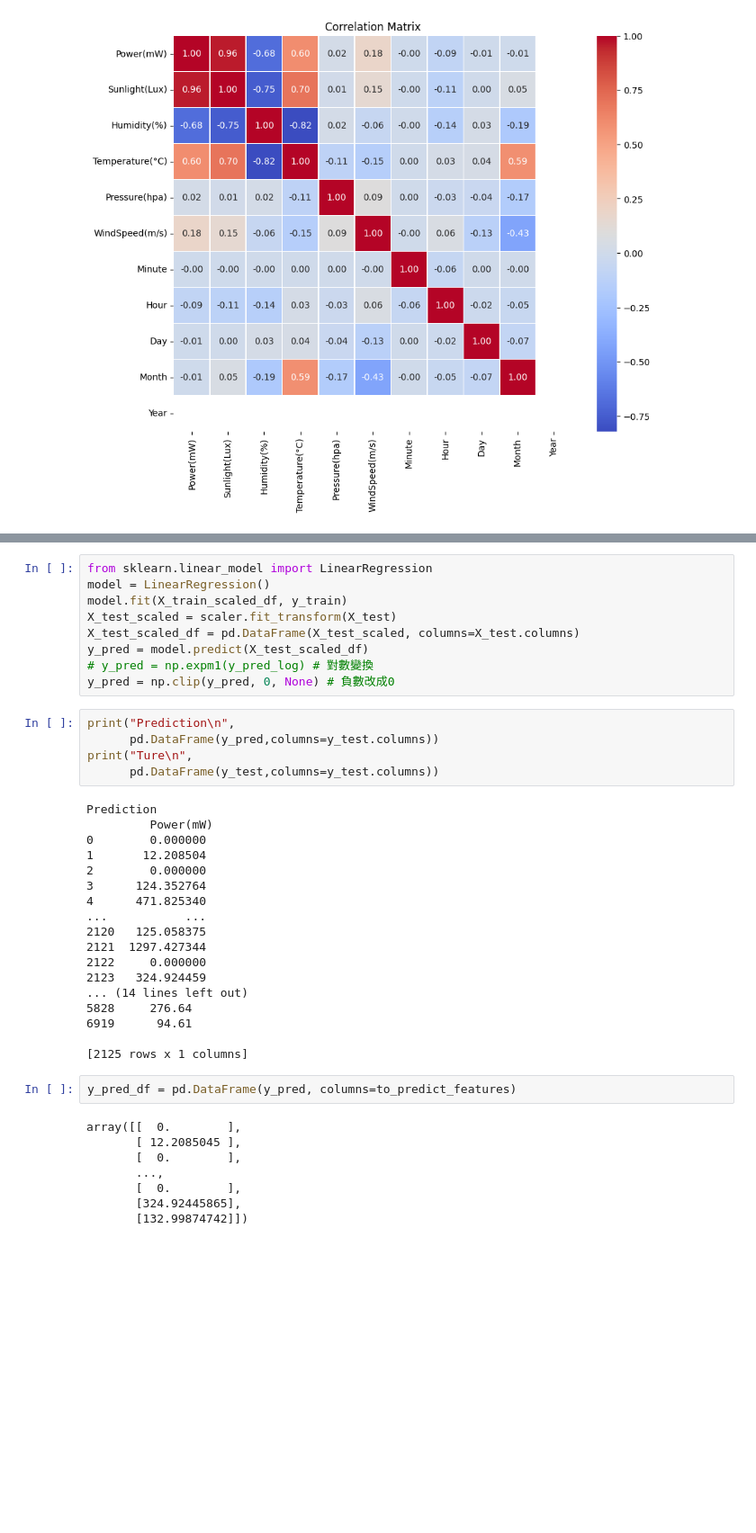
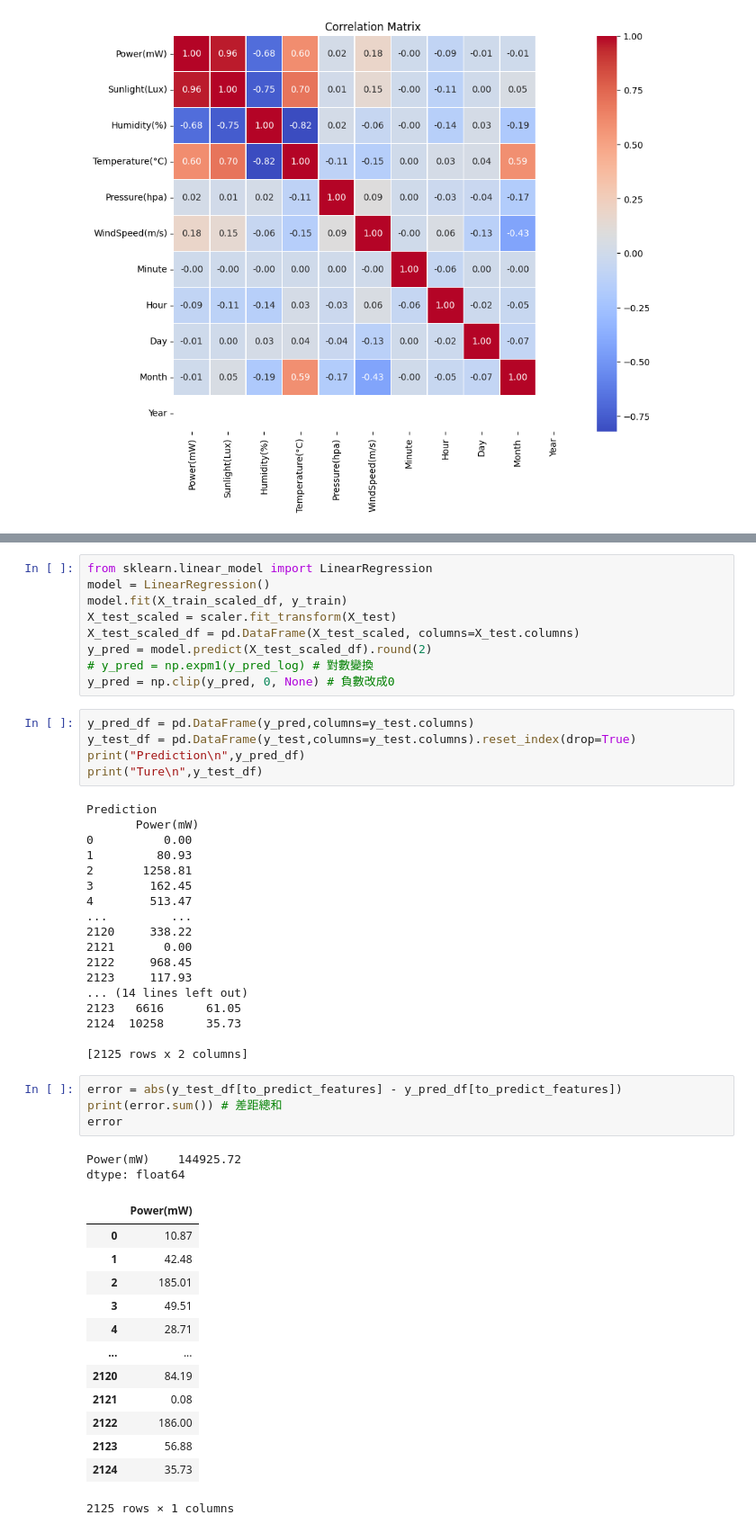
Before and after one commit to yubanghuang/2024_AI_CUP, a Jupyter notebook: Code/Train.ipynb, the cells around one changed output, grey strips where cells are left out. Shown: that part at 90% size. Cells and saved outputs as stored; diff of their text form; blank space fills up the shorter version.

```diff
--- a/Code/Train.ipynb
+++ b/Code/Train.ipynb
@@ -162,39 +162,49 @@ model = LinearRegression()
 model.fit(X_train_scaled_df, y_train)
 X_test_scaled = scaler.fit_transform(X_test)
 X_test_scaled_df = pd.DataFrame(X_test_scaled, columns=X_test.columns)
-y_pred = model.predict(X_test_scaled_df)
+y_pred = model.predict(X_test_scaled_df).round(2)
 # y_pred = np.expm1(y_pred_log) # 對數變換
 y_pred = np.clip(y_pred, 0, None) # 負數改成0
 # %%
-print("Prediction\n",
-      pd.DataFrame(y_pred,columns=y_test.columns))
-print("Ture\n",
-      pd.DataFrame(y_test,columns=y_test.columns))
+y_pred_df = pd.DataFrame(y_pred,columns=y_test.columns)
+y_test_df = pd.DataFrame(y_test,columns=y_test.columns).reset_index(drop=True)
+print("Prediction\n",y_pred_df)
+print("Ture\n",y_test_df)
 # %% [output]
 Prediction
-         Power(mW)
-0        0.000000
-1       12.208504
-2        0.000000
-3      124.352764
-4      471.825340
-...           ...
-2120   125.058375
-2121  1297.427344
-2122     0.000000
-2123   324.924459
+       Power(mW)
+0          0.00
+1         80.93
+2       1258.81
+3        162.45
+4        513.47
+...         ...
+2120     338.22
+2121       0.00
+2122     968.45
+2123     117.93
 ... (14 lines left out)
-5828     276.64
-6919      94.61
+2123   6616      61.05
+2124  10258      35.73
 
-[2125 rows x 1 columns]
+[2125 rows x 2 columns]
-# %%
-y_pred_df = pd.DataFrame(y_pred, columns=to_predict_features)
-# %% [output]
-array([[  0.        ],
-       [ 12.2085045 ],
-       [  0.        ],
-       ...,
-       [  0.        ],
-       [324.92445865],
-       [132.99874742]])
+# %%
+error = abs(y_test_df[to_predict_features] - y_pred_df[to_predict_features])
+print(error.sum()) # 差距總和
+error
+# %% [output]
+Power(mW)    144925.72
+dtype: float64
+|  | Power(mW) |
+| 0 | 10.87 |
+| 1 | 42.48 |
+| 2 | 185.01 |
+| 3 | 49.51 |
+| 4 | 28.71 |
+| ... | ... |
+| 2120 | 84.19 |
+| 2121 | 0.08 |
+| 2122 | 186.00 |
+| 2123 | 56.88 |
+| 2124 | 35.73 |
+2125 rows × 1 columns
```
Also changed, not shown: parts of 2 cells of this notebook.
